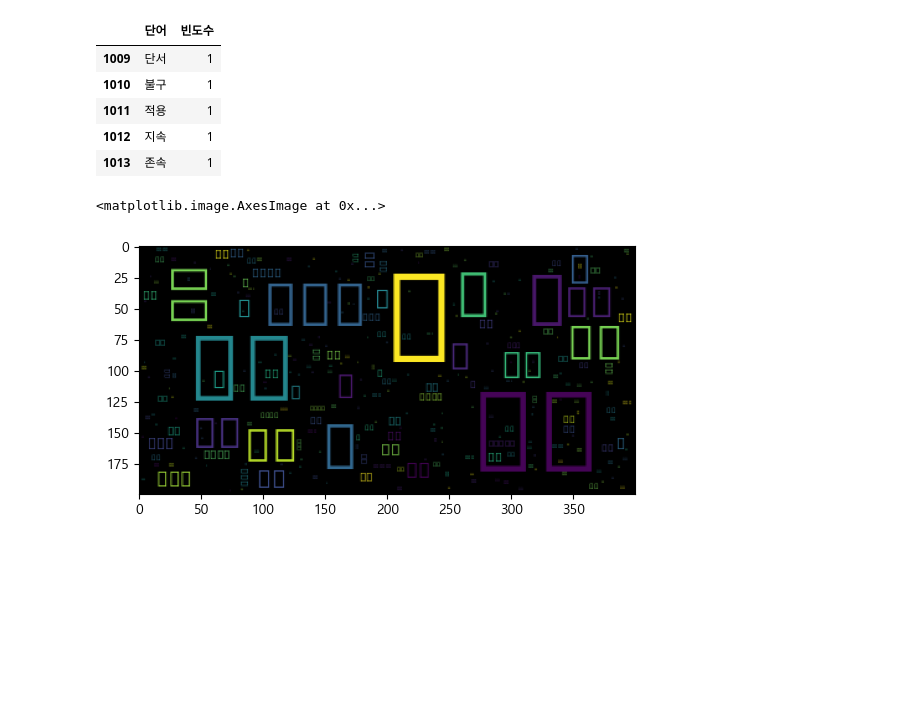
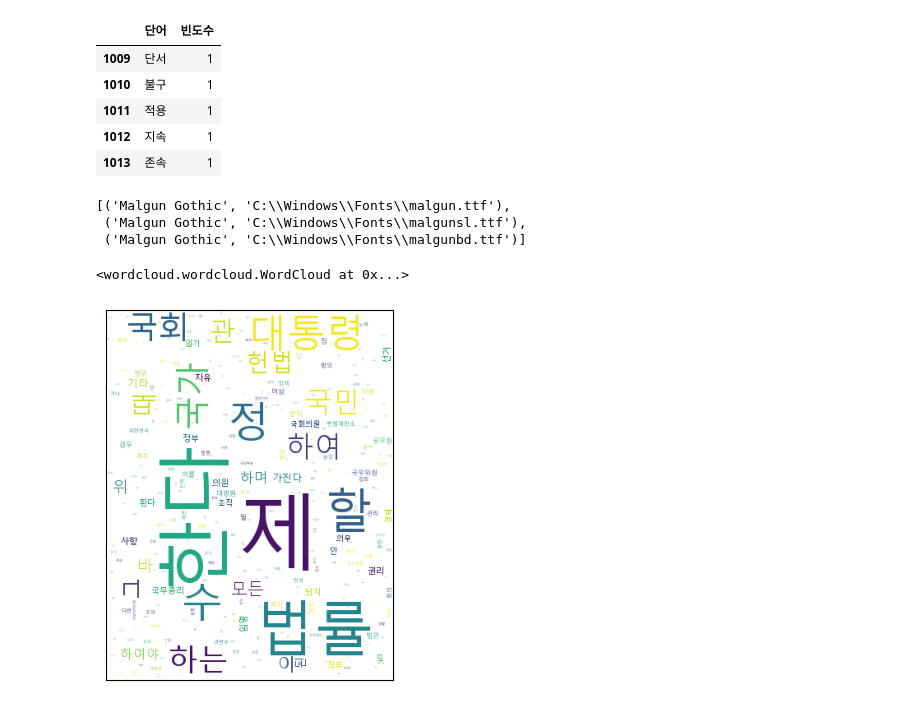
Before and after one commit to kgmyhGit/SKN06, a Jupyter notebook: 10_NLP_Preprocessing/03_KoNLPy.ipynb, the cells around one changed output. Saved outputs shown, nothing was run; the diff lists cells and outputs as text; code cells hidden in the pictures; blank space fills up the shorter version.

```diff
--- a/10_NLP_Preprocessing/03_KoNLPy.ipynb
+++ b/10_NLP_Preprocessing/03_KoNLPy.ipynb
@@ -426,3 +426,13 @@ constitution_df.tail()
 | 1011 | 적용 | 1 |
 | 1012 | 지속 | 1 |
 | 1013 | 존속 | 1 |
+# %%
+# matplotlib에서 폰트 조회
+import matplotlib.font_manager as fm
+# 설치된 모든 폰트들 조회
+# fm.fontManager.ttflist
+[(f.name, f.fname) for f in fm.fontManager.ttflist if 'malgun' in f.name.lower()]
+# %% [output]
+[('Malgun Gothic', 'C:\\Windows\\Fonts\\malgun.ttf'),
+ ('Malgun Gothic', 'C:\\Windows\\Fonts\\malgunsl.ttf'),
+ ('Malgun Gothic', 'C:\\Windows\\Fonts\\malgunbd.ttf')]
@@ -429,14 +442,25 @@ constitution_df.tail()
 # %%
 ### word cloud
 wc = WordCloud(
+    font_path=r"C:\\Windows\\Fonts\\malgun.ttf",  #r"한글폰트 파일 경로"
     max_words=300,
     min_font_size=2,
     max_font_size=100,
     relative_scaling=1,
+    background_color='white',
+    width=350,
+    height=450
 )
 wc_img = wc.generate_from_frequencies(fd)
+# %%
+# 파일저장
+wc_img.to_file("constitution_wordcloud.png")
+# %% [output]
+<wordcloud.wordcloud.WordCloud at 0x...>
 # %%
 plt.imshow(wc_img)
+plt.xticks([])
+plt.yticks([])
+plt.show()
 # %% [output]
-<matplotlib.image.AxesImage at 0x...>
-[figure, old version]
+[figure, new version]
```
Also changed, not shown: parts of 1 cell of this notebook, 2 other files.
